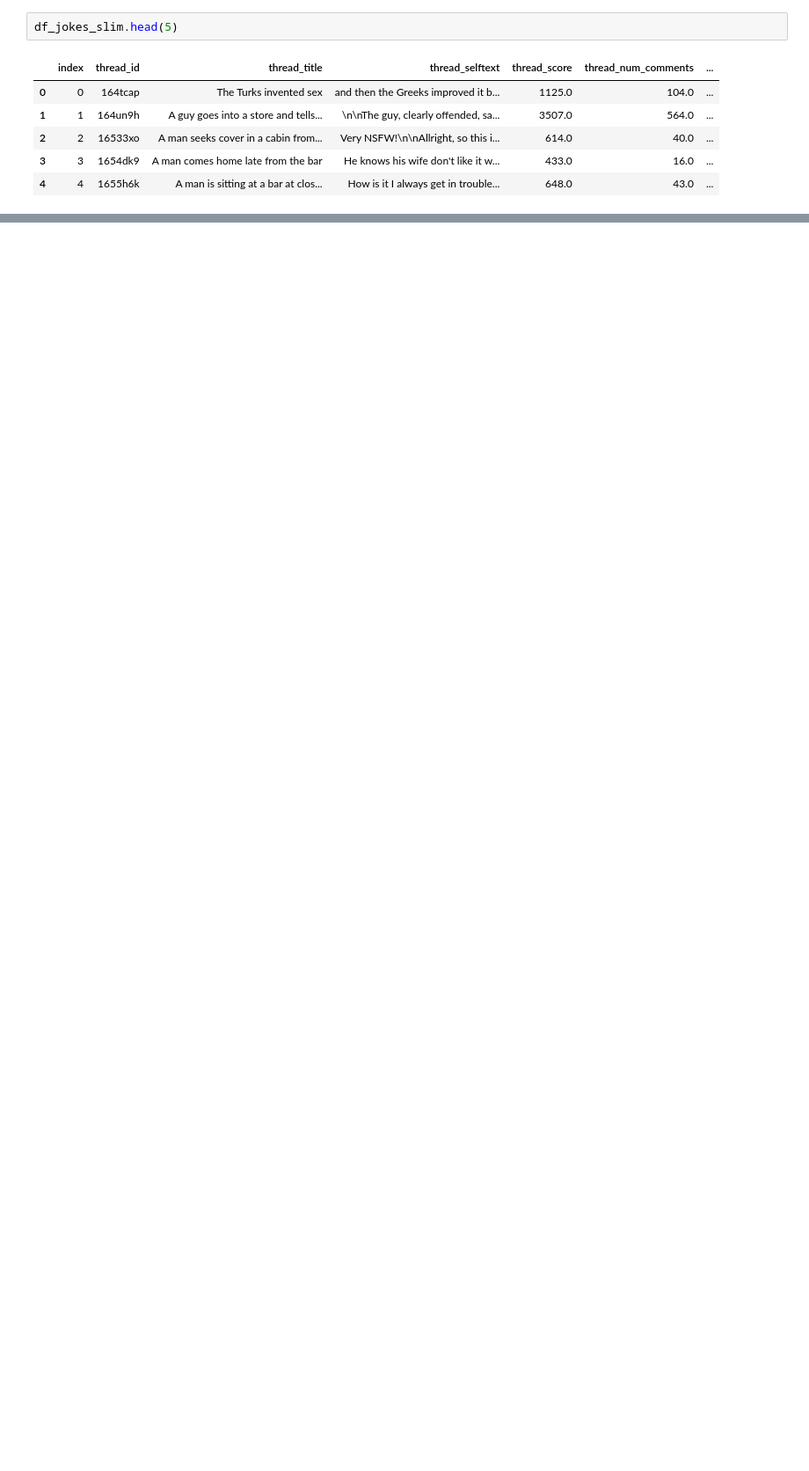
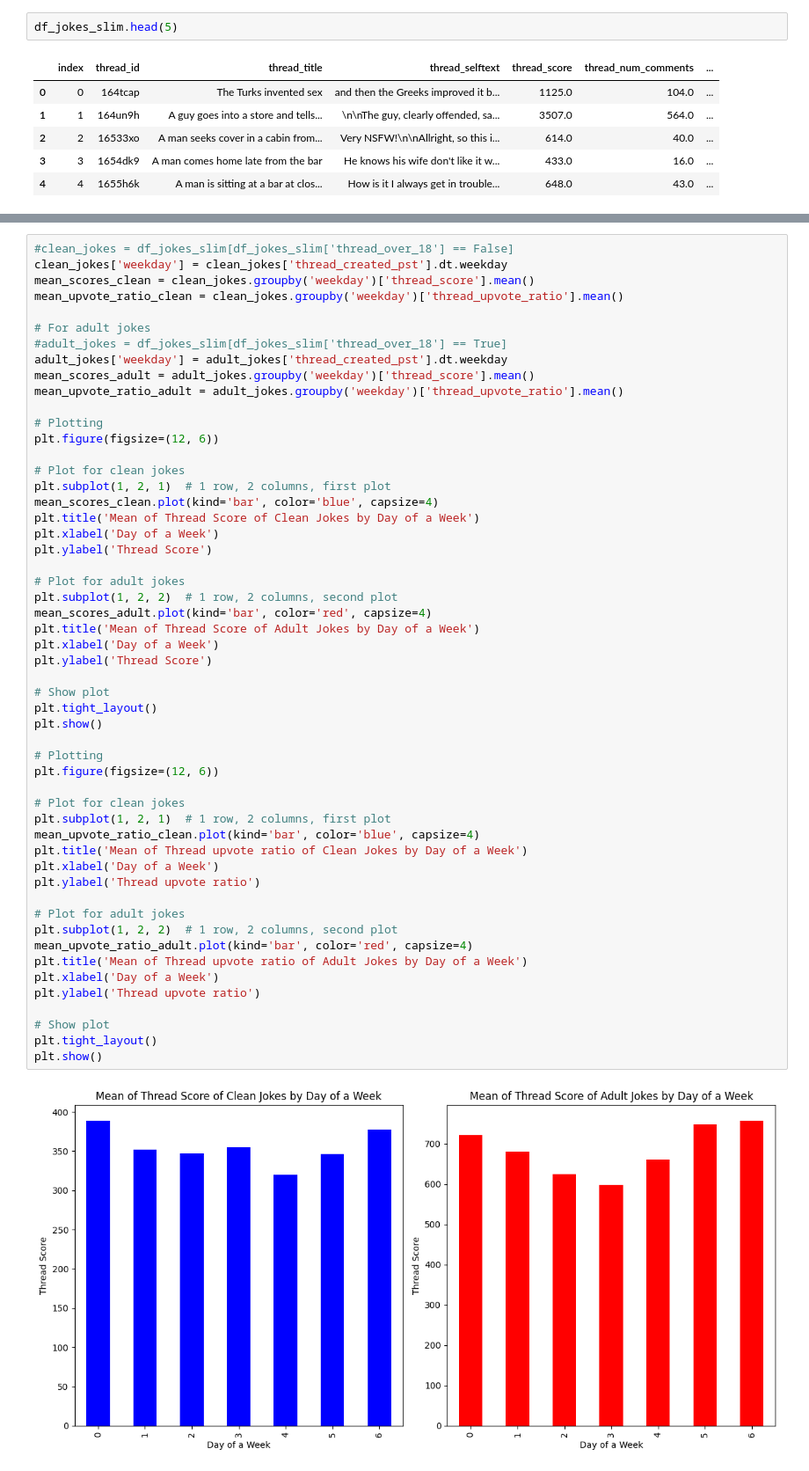
Before and after one commit to Alishahed/reddit_jokes, a Jupyter notebook: reddit_jokes_exploration.ipynb, the cells around one changed output, grey strips where cells are left out. Shown: that part at 88% size. Cells and saved outputs as stored; diff of their text form; blank space fills up the shorter version.

```diff
--- a/reddit_jokes_exploration.ipynb
+++ b/reddit_jokes_exploration.ipynb
@@ -98,0 +157,55 @@ Let's look at
+# %%
+#clean_jokes = df_jokes_slim[df_jokes_slim['thread_over_18'] == False]
+clean_jokes['weekday'] = clean_jokes['thread_created_pst'].dt.weekday
+mean_scores_clean = clean_jokes.groupby('weekday')['thread_score'].mean()
+mean_upvote_ratio_clean = clean_jokes.groupby('weekday')['thread_upvote_ratio'].mean()
+
+# For adult jokes
+#adult_jokes = df_jokes_slim[df_jokes_slim['thread_over_18'] == True]
+adult_jokes['weekday'] = adult_jokes['thread_created_pst'].dt.weekday
+mean_scores_adult = adult_jokes.groupby('weekday')['thread_score'].mean()
+mean_upvote_ratio_adult = adult_jokes.groupby('weekday')['thread_upvote_ratio'].mean()
+
+# Plotting
+plt.figure(figsize=(12, 6))
+
+# Plot for clean jokes
+plt.subplot(1, 2, 1)  # 1 row, 2 columns, first plot
+mean_scores_clean.plot(kind='bar', color='blue', capsize=4)
+plt.title('Mean of Thread Score of Clean Jokes by Day of a Week')
+plt.xlabel('Day of a Week')
+plt.ylabel('Thread Score')
+
+# Plot for adult jokes
+plt.subplot(1, 2, 2)  # 1 row, 2 columns, second plot
+mean_scores_adult.plot(kind='bar', color='red', capsize=4)
+plt.title('Mean of Thread Score of Adult Jokes by Day of a Week')
+plt.xlabel('Day of a Week')
+plt.ylabel('Thread Score')
+
+# Show plot
+plt.tight_layout()
+plt.show()
+
+# Plotting
+plt.figure(figsize=(12, 6))
+
+# Plot for clean jokes
+plt.subplot(1, 2, 1)  # 1 row, 2 columns, first plot
+mean_upvote_ratio_clean.plot(kind='bar', color='blue', capsize=4)
+plt.title('Mean of Thread upvote ratio of Clean Jokes by Day of a Week')
+plt.xlabel('Day of a Week')
+plt.ylabel('Thread upvote ratio')
+
+# Plot for adult jokes
+plt.subplot(1, 2, 2)  # 1 row, 2 columns, second plot
+mean_upvote_ratio_adult.plot(kind='bar', color='red', capsize=4)
+plt.title('Mean of Thread upvote ratio of Adult Jokes by Day of a Week')
+plt.xlabel('Day of a Week')
+plt.ylabel('Thread upvote ratio')
+
+# Show plot
+plt.tight_layout()
+plt.show()
+# %% [output]
+[figure, added]
```
Also changed, not shown: parts of 10 cells of this notebook.
